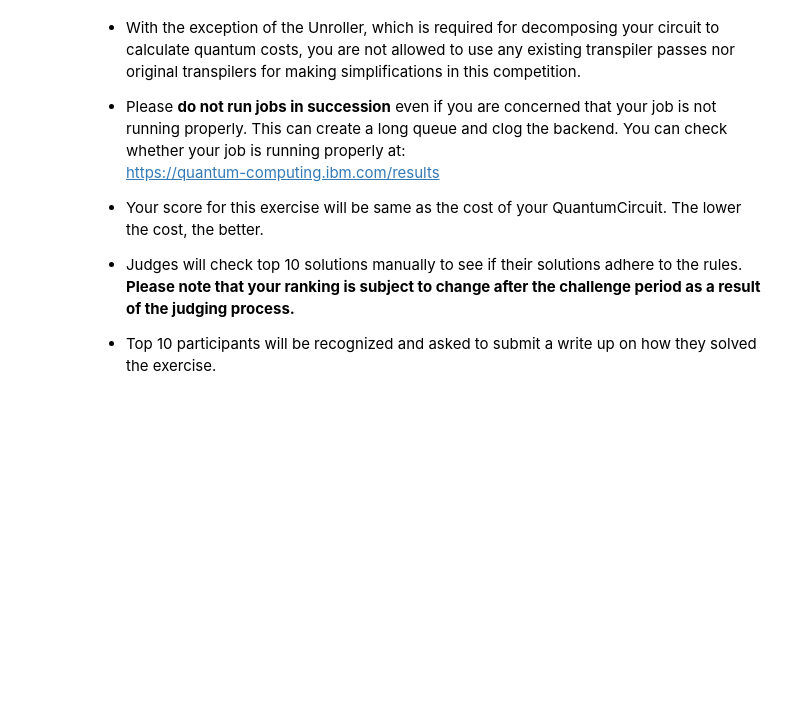
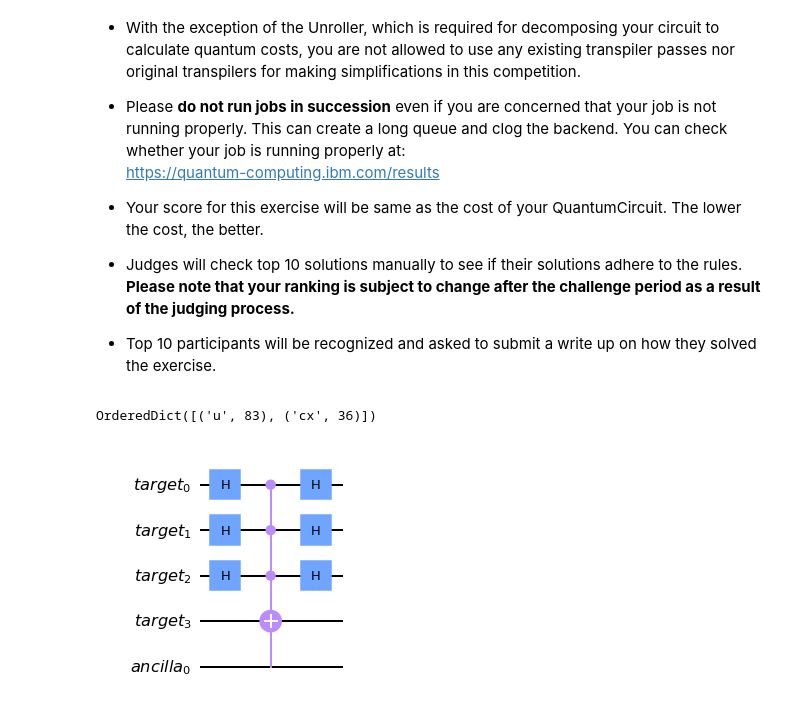
Before and after one commit to qiskit-community/IBMQuantumChallenge2020, a Jupyter notebook: exercises/week-3/final_en.ipynb, the cells around one changed output. Drawn from its saved outputs; the diff is of its cells as text; code cells hidden in the pictures; blank space fills up the shorter version.

```diff
--- a/exercises/week-3/final_en.ipynb
+++ b/exercises/week-3/final_en.ipynb
@@ -107,0 +112,9 @@ def week3_ans_func(problem_set):
+# %%
+from qiskit import QuantumRegister, ClassicalRegister, QuantumCircuit
+from qiskit import Aer, execute
+
+from qiskit.transpiler import PassManager
+from qiskit.transpiler.passes import Unroller
+pass_manager = PassManager(Unroller(['u', 'cx']))
+
+from numpy import pi
@@ -107,0 +162,53 @@ def week3_ans_func(problem_set):
+# %%
+def diffuse(nbits, start='+'):
+    """Grover diffusion circuit
+
+    Parameters:
+        nbits (int): number of qubits to diffuse
+        start (bool): target register intial state. '0' for |0>|0>... (speed: 1 > - > 0 > +)
+
+    Returns:
+        QuantumCircuit for (nbits) target qubits, and (nbits-3) ancilla qubits
+    """
+    # declare quantum circuit
+    targets = QuantumRegister(nbits, 'target')
+    ancillae = QuantumRegister(nbits-3, 'ancilla') if nbits > 3 else None
+    diffuse = QuantumCircuit(targets, name="Diffuse") if ancillae == None \
+        else QuantumCircuit(targets, ancillae, name="Diffuse")
+
+    # transfrom state to |11...1->, phase flip, and reverse tranformation
+    if nbits == 1:
+        qc.z(targets)
+    elif start == '1':
+        diffuse.h(targets[-1])
+        diffuse.mcx(targets[:-1], targets[-1], ancillae, mode='v-chain')
+        diffuse.h(targets[-1])
+    elif start == '-':
+        diffuse.h(targets[:-1])
+        diffuse.mcx(targets[:-1], targets[-1], ancillae, mode='v-chain')
+        diffuse.h(targets[:-1])
+    elif start == '0':
+        diffuse.u(pi/2, pi, pi, targets[-1]) # HX gate
+        diffuse.x(targets[:-1])
+        diffuse.mcx(targets[:-1], targets[-1], ancillae, mode='v-chain')
+        diffuse.x(targets[:-1])
+        diffuse.u(pi/2, 0, 0, targets[-1]) # XH gate
+    elif start == '+':
+        diffuse.u(pi/2, 0, 0, targets[:-1]) # XH gate
+        diffuse.z(targets[-1])
+        diffuse.mcx(targets[:-1], targets[-1], ancillae, mode='v-chain')
+        diffuse.z(targets[-1])
+        diffuse.u(pi/2, pi, pi, targets[:-1]) # HX gate
+
+    return diffuse
+
+# calculate score contribution
+qc = diffuse(8, start="-")
+print(pass_manager.run(qc).count_ops())
+
+# draw circuit
+qc = diffuse(4, start="-")
+qc.draw(output="mpl")
+# %% [output]
+OrderedDict([('u', 83), ('cx', 36)])
+[figure, added]
```
Also changed, not shown: parts of 26 cells of this notebook, 51 other files.
